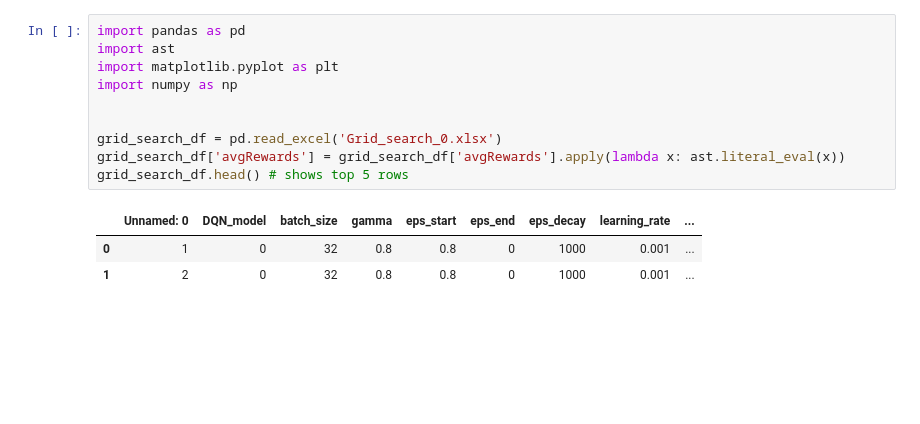
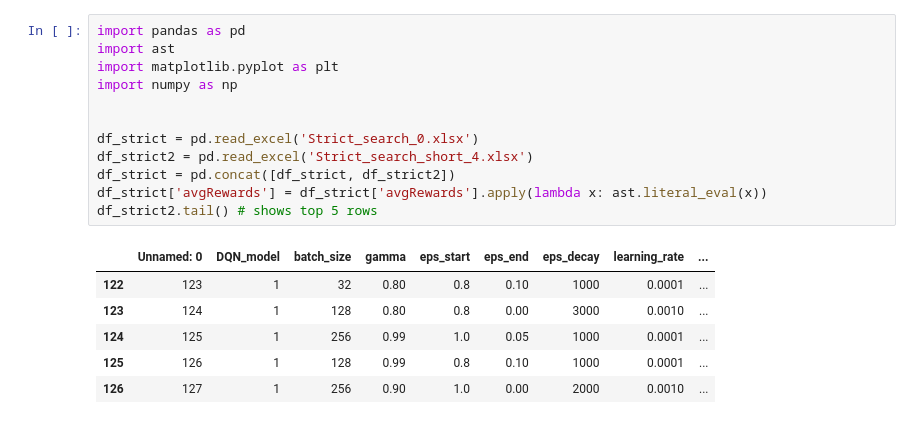
Before and after one commit to daniel-macrae/DRL-Assignment-2023, a Jupyter notebook: Grid Search Results.ipynb, the cells around one changed output. Drawn from its saved outputs; the diff is of its cells as text; blank space fills up the shorter version.

```diff
--- a/Grid Search Results.ipynb
+++ b/Grid Search Results.ipynb
@@ -1,14 +1,19 @@
 # %%
 import pandas as pd
 import ast
 import matplotlib.pyplot as plt
 import numpy as np
 
 
-grid_search_df = pd.read_excel('Grid_search_0.xlsx')
-grid_search_df['avgRewards'] = grid_search_df['avgRewards'].apply(lambda x: ast.literal_eval(x))
-grid_search_df.head() # shows top 5 rows
+df_strict = pd.read_excel('Strict_search_0.xlsx')
+df_strict2 = pd.read_excel('Strict_search_short_4.xlsx')
+df_strict = pd.concat([df_strict, df_strict2])
+df_strict['avgRewards'] = df_strict['avgRewards'].apply(lambda x: ast.literal_eval(x))
+df_strict2.tail() # shows top 5 rows
 # %% [output]
 |  | Unnamed: 0 | DQN_model | batch_size | gamma | eps_start | eps_end | eps_decay | learning_rate | ... |
-| 0 | 1 | 0 | 32 | 0.8 | 0.8 | 0 | 1000 | 0.001 | ... |
-| 1 | 2 | 0 | 32 | 0.8 | 0.8 | 0 | 1000 | 0.001 | ... |
+| 122 | 123 | 1 | 32 | 0.80 | 0.8 | 0.10 | 1000 | 0.0001 | ... |
+| 123 | 124 | 1 | 128 | 0.80 | 0.8 | 0.00 | 3000 | 0.0010 | ... |
+| 124 | 125 | 1 | 256 | 0.99 | 1.0 | 0.05 | 1000 | 0.0001 | ... |
+| 125 | 126 | 1 | 128 | 0.99 | 0.8 | 0.10 | 1000 | 0.0001 | ... |
+| 126 | 127 | 1 | 256 | 0.90 | 1.0 | 0.00 | 2000 | 0.0010 | ... |
```
Also changed, not shown: parts of 10 cells of this notebook, 14 other files.
